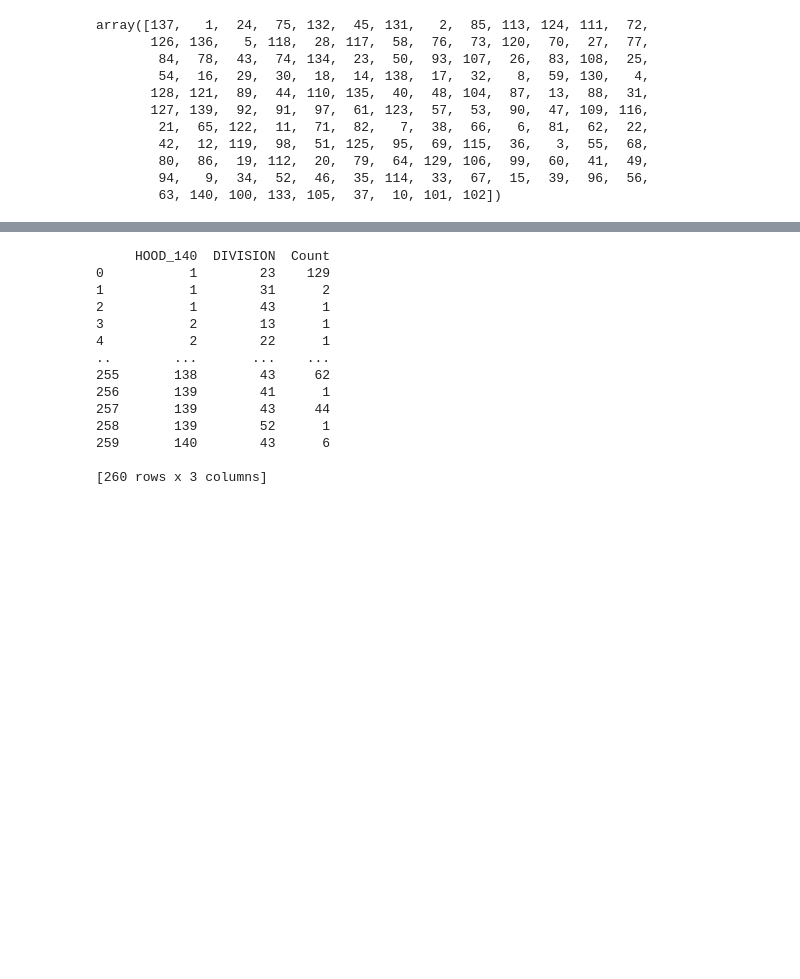
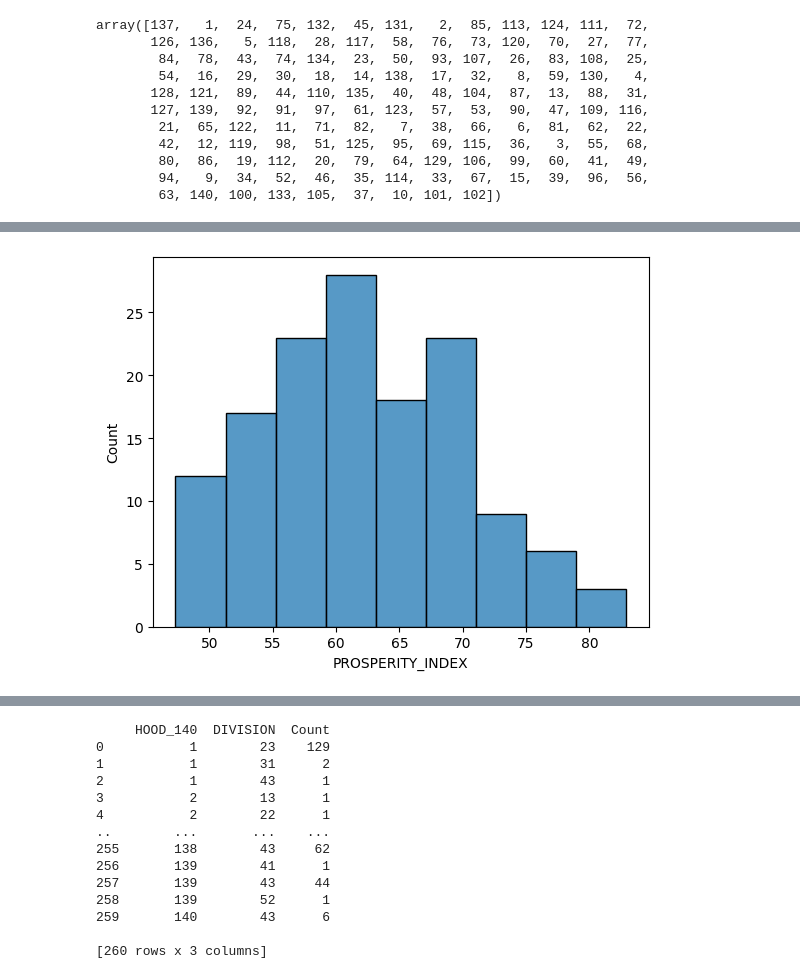
Before and after one commit to mredshaw/AI-Fundamentals-Project, a Jupyter notebook: Shooting+Neighbourhood_Merge.ipynb, the cells around one changed output, grey strips where cells are left out. Cells and saved outputs as stored; diff of their text form; code cells hidden in the pictures; blank space fills up the shorter version.

```diff
--- a/Shooting+Neighbourhood_Merge.ipynb
+++ b/Shooting+Neighbourhood_Merge.ipynb
@@ -888,7 +888,7 @@ plt.show()
 # %%
 df_hood_grouped = df.copy()
 # %%
-df_hood_grouped = df_hood_grouped.drop(['OCC_DATE', 'NEIGHBOURHOOD_140', 'SEASON', 'NEIGHBOURHOOD_NAME', 'NEIGHBOURHOOD_158'], axis=1)
+df_hood_grouped = df_hood_grouped.drop(['OCC_DATE', 'NEIGHBOURHOOD_140', 'SEASON', 'NEIGHBOURHOOD_NAME', 'NEIGHBOURHOOD_158', 'OCC_TIME_RANGE'], axis=1)
 # %%
 df_hood_grouped['HOOD_140'].unique()
 # %% [output]
@@ -958,0 +989,5 @@ df_hood_grouped = df_hood_grouped.groupby('HOOD_140').agg({'OCC_YEAR': lambda x:
+# %%
+sns.histplot(data=df_hood_grouped, x='PROSPERITY_INDEX')
+plt.show()
+# %% [output]
+[figure, added]
```
Also changed, not shown: parts of 37 cells of this notebook.
